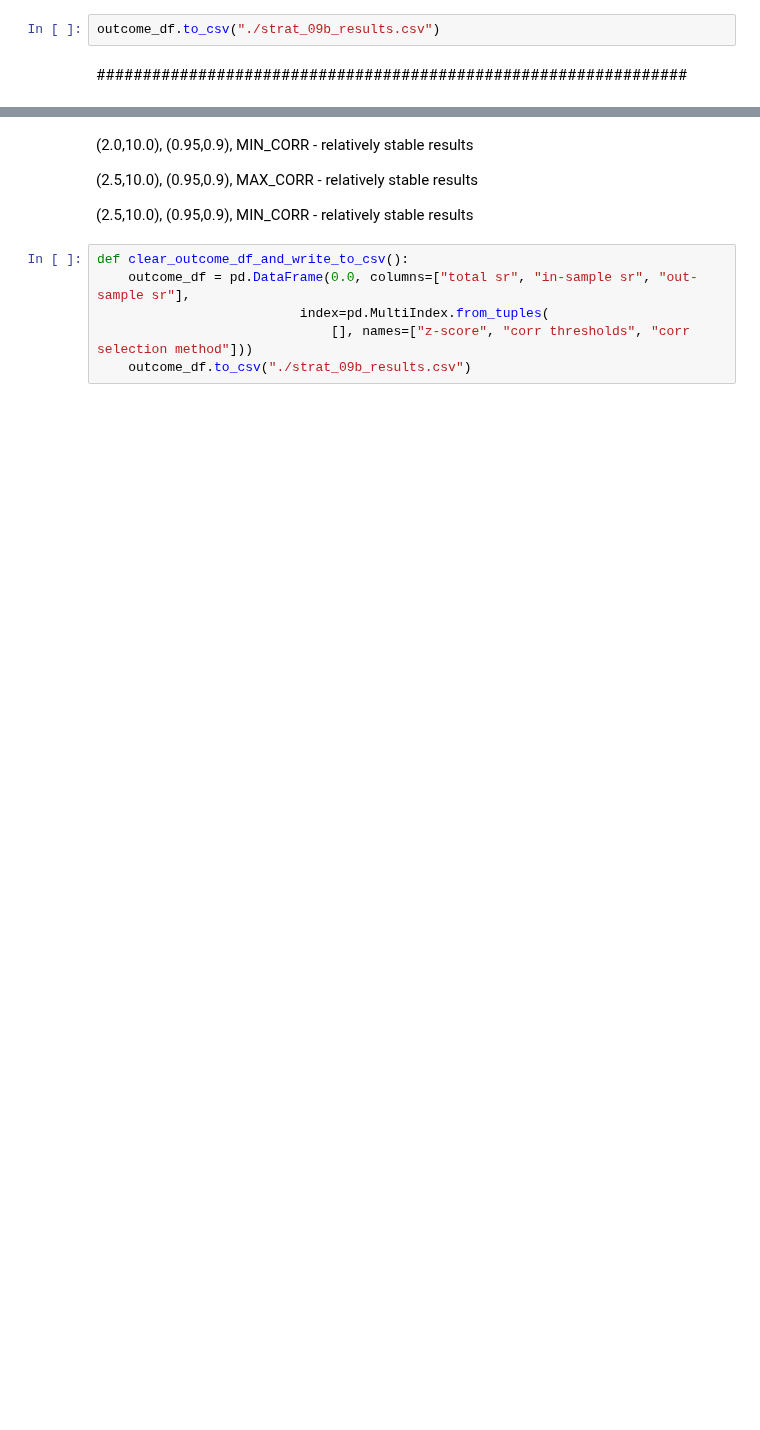
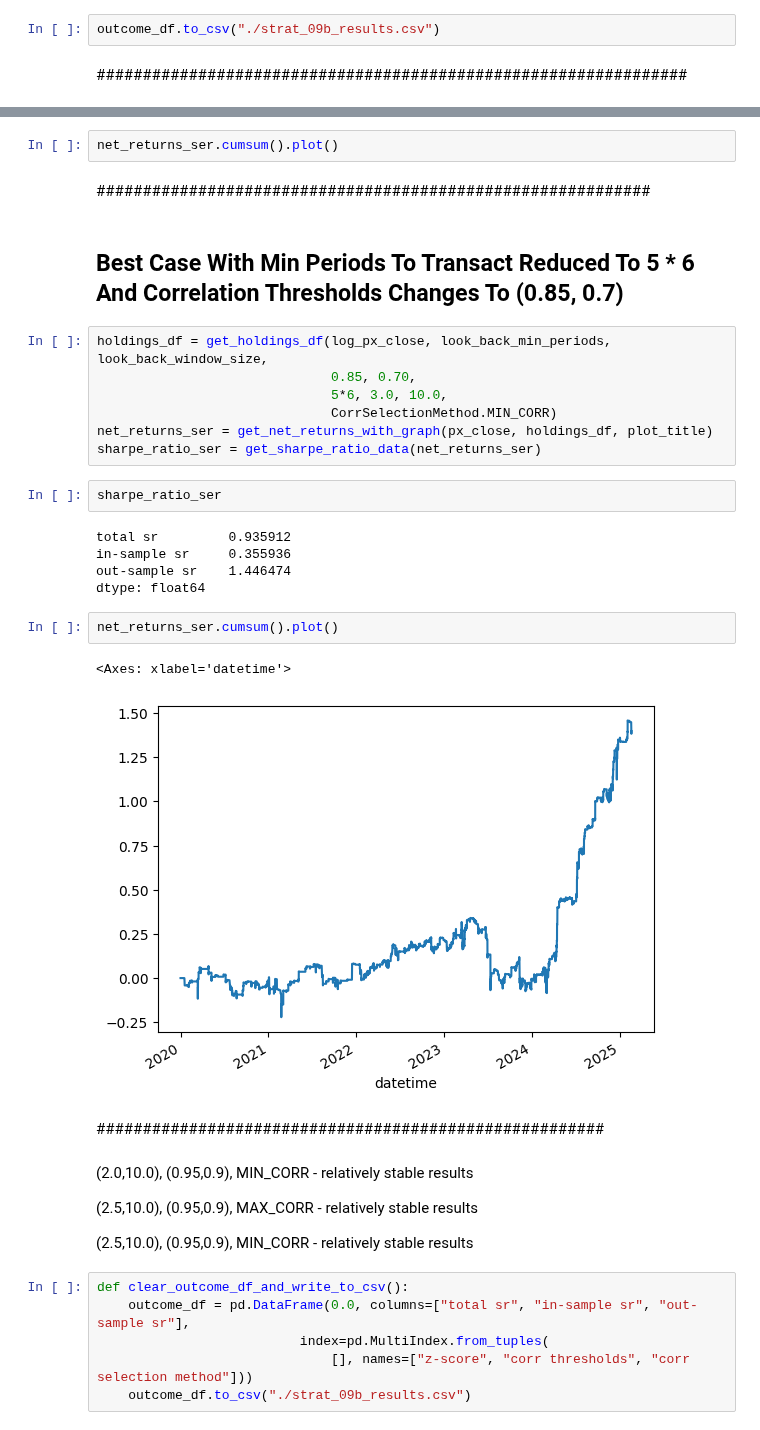
Before and after one commit to wbchristerson/jn-learning, a Jupyter notebook: strategy_09b_log_triples_trading.ipynb, the cells around one changed output, grey strips where cells are left out. Cells and saved outputs as stored; diff of their text form; blank space fills up the shorter version.

Commit message:
experiment with improving on best results from strategies with log pricing

```diff
--- a/strategy_09b_log_triples_trading.ipynb
+++ b/strategy_09b_log_triples_trading.ipynb
@@ -483,3 +387,30 @@ outcome_df.to_csv("./strat_09b_results.csv")
+# %%
+net_returns_ser.cumsum().plot()
+# %% [markdown]
+############################################################
+# %% [markdown]
+## Best Case With Min Periods To Transact Reduced To 5 * 6 And Correlation Thresholds Changes To (0.85, 0.7)
+# %%
+holdings_df = get_holdings_df(log_px_close, look_back_min_periods, look_back_window_size,
+                              0.85, 0.70,
+                              5*6, 3.0, 10.0,
+                              CorrSelectionMethod.MIN_CORR)
+net_returns_ser = get_net_returns_with_graph(px_close, holdings_df, plot_title)
+sharpe_ratio_ser = get_sharpe_ratio_data(net_returns_ser)
+# %%
+sharpe_ratio_ser
+# %% [output]
+total sr         0.935912
+in-sample sr     0.355936
+out-sample sr    1.446474
+dtype: float64
+# %%
+net_returns_ser.cumsum().plot()
+# %% [output]
+<Axes: xlabel='datetime'>
+[figure, added]
+# %% [markdown]
+#######################################################
 # %% [markdown]
 (2.0,10.0), (0.95,0.9), MIN_CORR - relatively stable results
 
```
Also changed, not shown: parts of 19 cells of this notebook, 3 other files.
